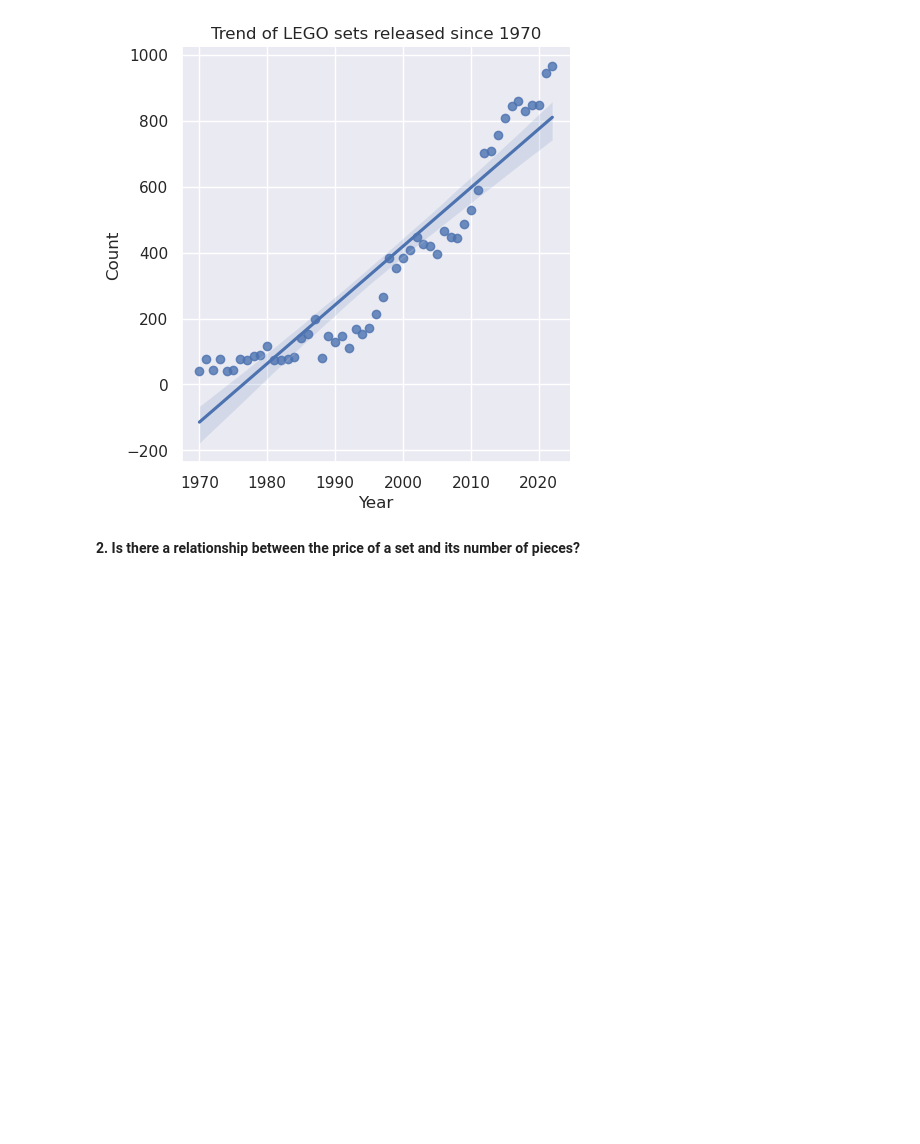
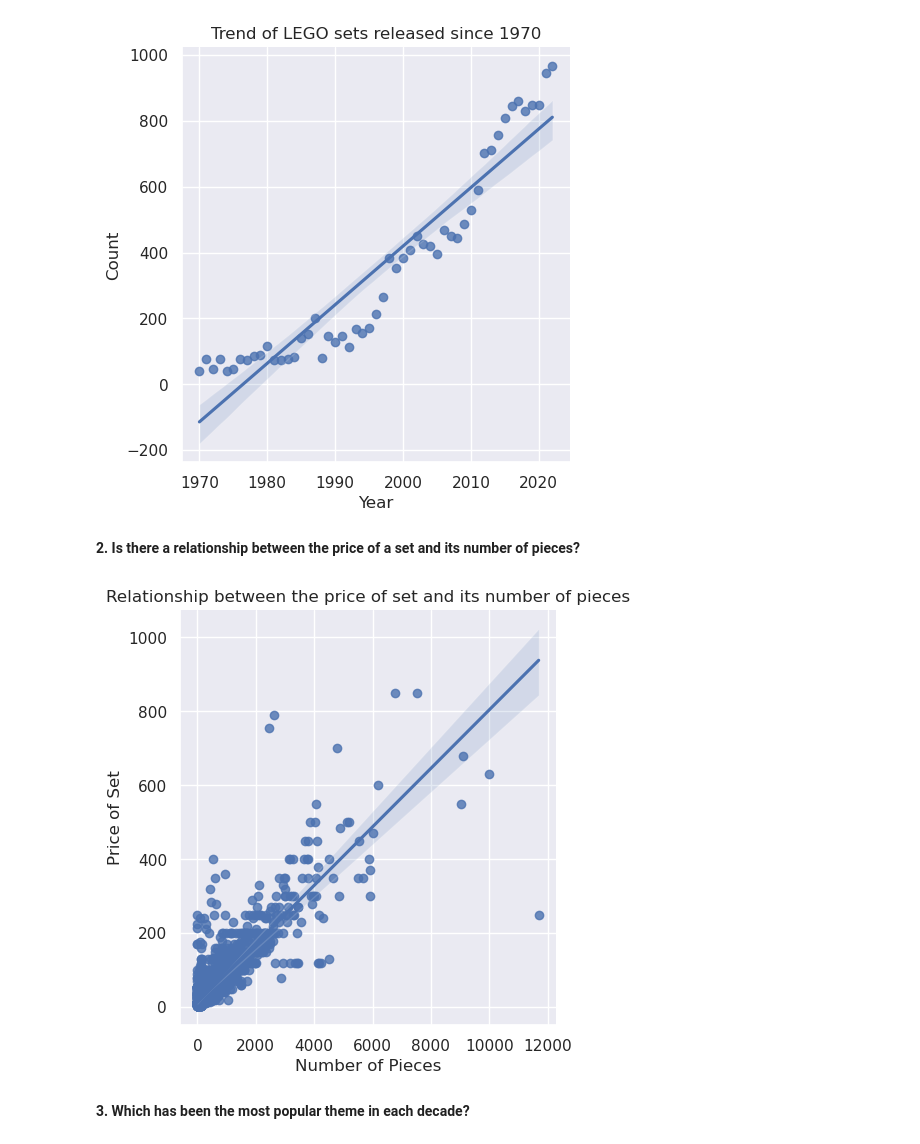
Before and after one commit to kjeshang/KunalMavenAnalyticsDataPlayground, a Jupyter notebook: LEGO_Sets/Analysis.ipynb, the cells around one changed output. Cells and saved outputs as stored; diff of their text form; code cells hidden in the pictures; blank space fills up the shorter version.

```diff
--- a/LEGO_Sets/Analysis.ipynb
+++ b/LEGO_Sets/Analysis.ipynb
@@ -94,3 +94,18 @@ Total LEGO sets released since 1970: 18457
 [figure]
 # %% [markdown]
 **2. Is there a relationship between the price of a set and its number of pieces?**
+# %%
+def relationPricePieces(data):
+    dff = data.copy();
+    dff_filtered = dff[dff['pieces'].notnull() & dff['US_retailPrice'].notnull()];
+    dataframe = pd.DataFrame({
+        'Price of Set': dff_filtered['US_retailPrice'],
+        'Number of Pieces': dff_filtered['pieces'],
+    });
+    sns.lmplot(data=dataframe, x="Number of Pieces", y="Price of Set").set(title="Relationship between the price of set and its number of pieces");
+
+relationPricePieces(df)
+# %% [output]
+[figure, added]
+# %% [markdown]
+**3. Which has been the most popular theme in each decade?**
```
